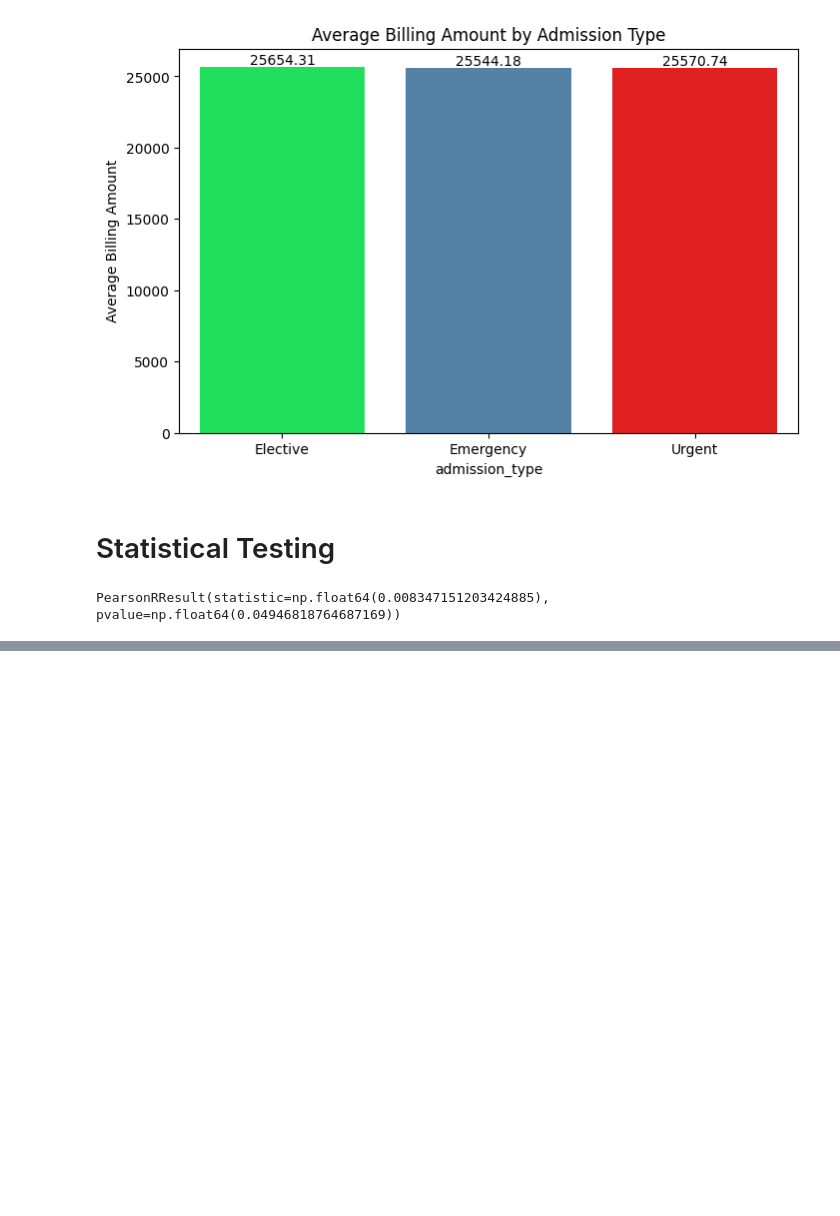
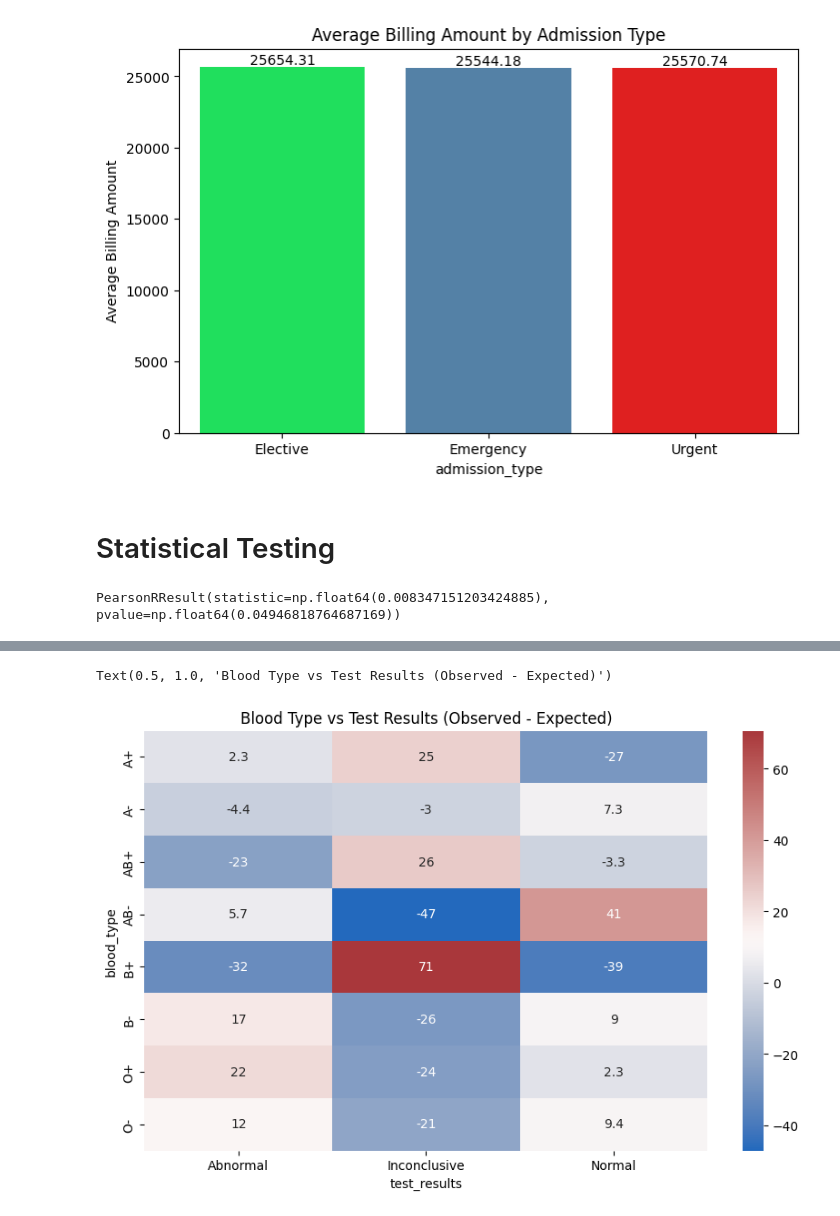
Before and after one commit to HaiderrX/CISC4900-Healthcare-Dataset-Data-Analysis, a Jupyter notebook: Heatlhcare_Data_Analysis.ipynb, the cells around one changed output, grey strips where cells are left out. Cells and saved outputs as stored; diff of their text form; code cells hidden in the pictures; blank space fills up the shorter version.

```diff
--- a/Heatlhcare_Data_Analysis.ipynb
+++ b/Heatlhcare_Data_Analysis.ipynb
@@ -506,0 +638,12 @@ PearsonRResult(statistic=np.float64(0.008347151203424885), pvalue=np.float64(0.0
+# %%
+# Chi-Squared Test:
+# Null hypothesis: There is no relationship between the categorical variables
+# Alternative Hypothesis: There is a relationship between the categorical variables
+
+contingency_3 = pd.crosstab(df['blood_type'], df['test_results'])
+result_3 = stats.chi2_contingency(contingency_3)
+
+print("Chi-Square Statistic:", result_3.statistic)
+print("P-value:", result_3.pvalue)
+print("Degrees of Freedom:", result_3.dof)
+print("Expected Frequencies:\n", result_3.expected_freq)
@@ -506,0 +676,8 @@ PearsonRResult(statistic=np.float64(0.008347151203424885), pvalue=np.float64(0.0
+# %%
+# Heatmap of Observed - Expected
+plt.figure(figsize=(10,6))
+sns.heatmap(contingency_3 - result_3.expected_freq, annot=True, cmap='vlag')
+plt.title("Blood Type vs Test Results (Observed - Expected)")
+# %% [output]
+Text(0.5, 1.0, 'Blood Type vs Test Results (Observed - Expected)')
+[figure, added]
```
Also changed, not shown: parts of 11 cells of this notebook, 1 other file.
